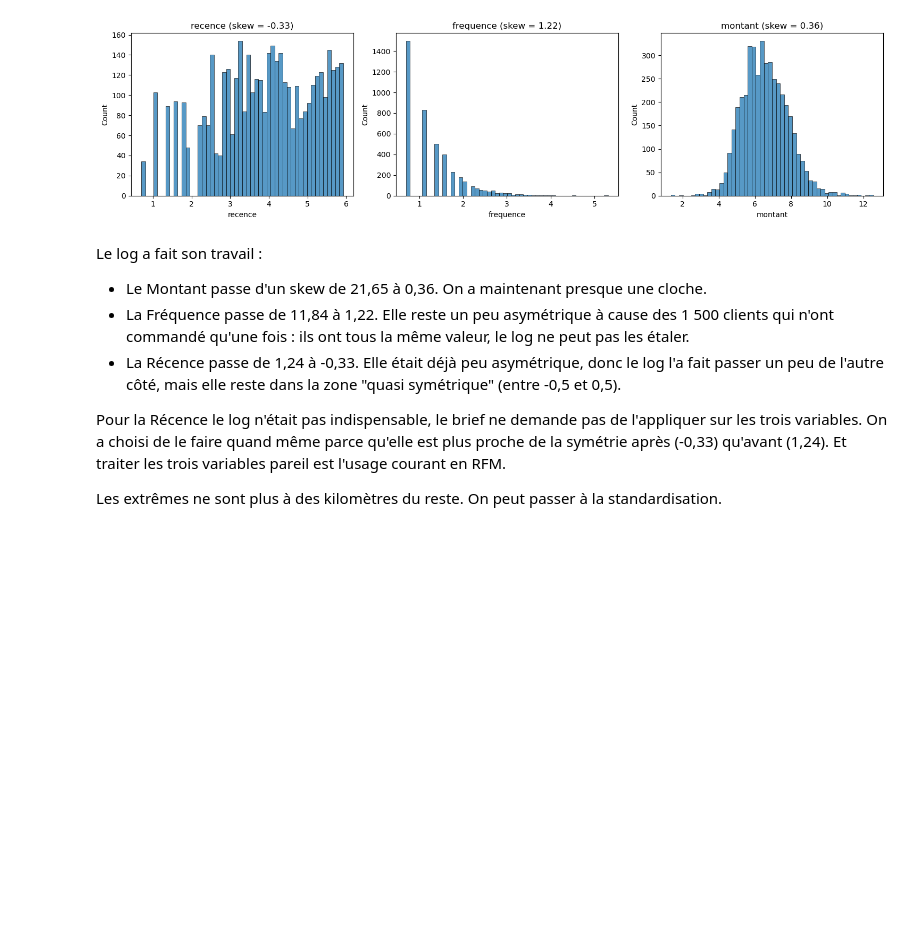
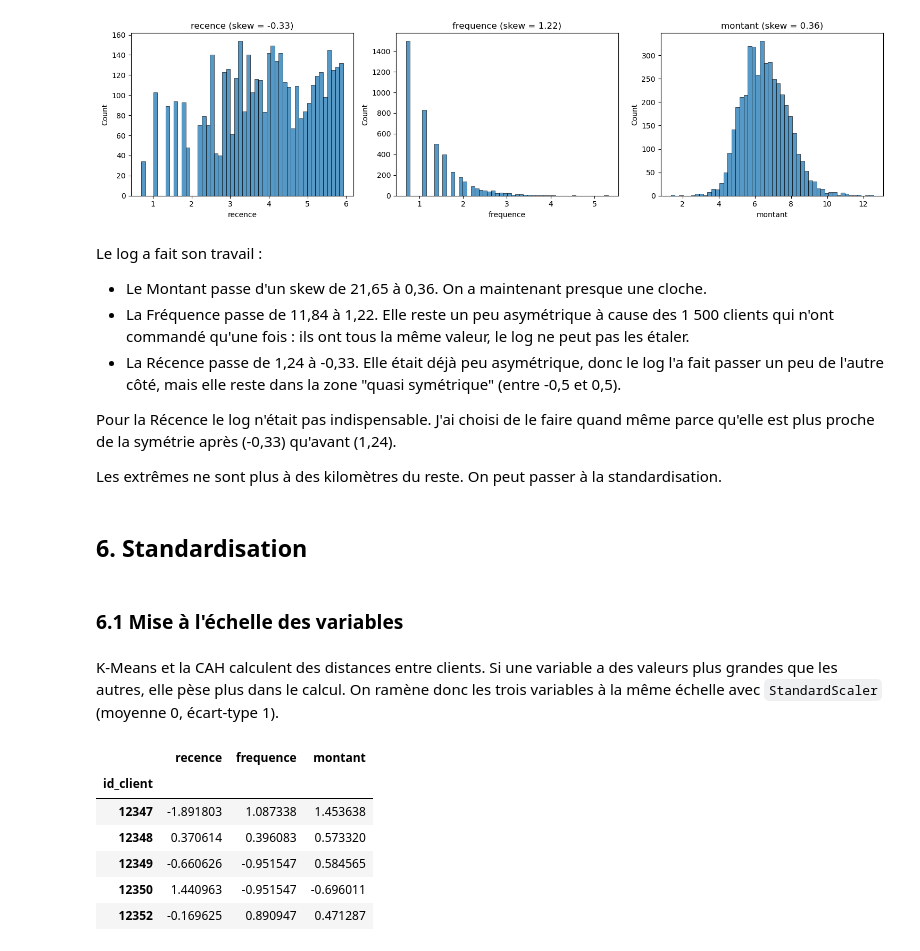
Before and after one commit to Zohair69/globalshop-rfm, a Jupyter notebook: notebooks/online_retail_clustering_rfm.ipynb, the cells around one changed output. Saved outputs shown, nothing was run; the diff lists cells and outputs as text; code cells hidden in the pictures; blank space fills up the shorter version.

```diff
--- a/notebooks/online_retail_clustering_rfm.ipynb
+++ b/notebooks/online_retail_clustering_rfm.ipynb
@@ -957,6 +969,31 @@ Le log a fait son travail :
 - La Fréquence passe de 11,84 à 1,22. Elle reste un peu asymétrique à cause des 1 500 clients qui n'ont commandé qu'une fois : ils ont tous la même valeur, le log ne peut pas les étaler.
 - La Récence passe de 1,24 à -0,33. Elle était déjà peu asymétrique, donc le log l'a fait passer un peu de l'autre côté, mais elle reste dans la zone "quasi symétrique" (entre -0,5 et 0,5).
 
-Pour la Récence le log n'était pas indispensable, le brief ne demande pas de l'appliquer sur les trois variables. On a choisi de le faire quand même parce qu'elle est plus proche de la symétrie après (-0,33) qu'avant (1,24). Et traiter les trois variables pareil est l'usage courant en RFM.
+Pour la Récence le log n'était pas indispensable. J'ai choisi de le faire quand même parce qu'elle est plus proche de la symétrie après (-0,33) qu'avant (1,24).
 
 Les extrêmes ne sont plus à des kilomètres du reste. On peut passer à la standardisation.
+# %% [markdown]
+## 6. Standardisation
+# %% [markdown]
+### 6.1 Mise à l'échelle des variables
+# %% [markdown]
+K-Means et la CAH calculent des distances entre clients. Si une variable a des valeurs plus grandes que les autres, elle pèse plus dans le calcul. On ramène donc les trois variables à la même échelle avec `StandardScaler` (moyenne 0, écart-type 1).
+# %%
+# On standardise les trois variables (moyenne 0, écart-type 1) pour qu'elles pèsent pareil dans les distances
+from sklearn.preprocessing import StandardScaler
+
+scaler = StandardScaler()
+rfm_scaled = pd.DataFrame(
+    scaler.fit_transform(rfm_log),
+    index=rfm_log.index,
+    columns=rfm_log.columns
+)
+rfm_scaled.head()
+# %% [output]
+|  | recence | frequence | montant |
+| id_client |  |  |  |
+| 12347 | -1.891803 | 1.087338 | 1.453638 |
+| 12348 | 0.370614 | 0.396083 | 0.573320 |
+| 12349 | -0.660626 | -0.951547 | 0.584565 |
+| 12350 | 1.440963 | -0.951547 | -0.696011 |
+| 12352 | -0.169625 | 0.890947 | 0.471287 |
```
Also changed, not shown: parts of 27 cells of this notebook.
